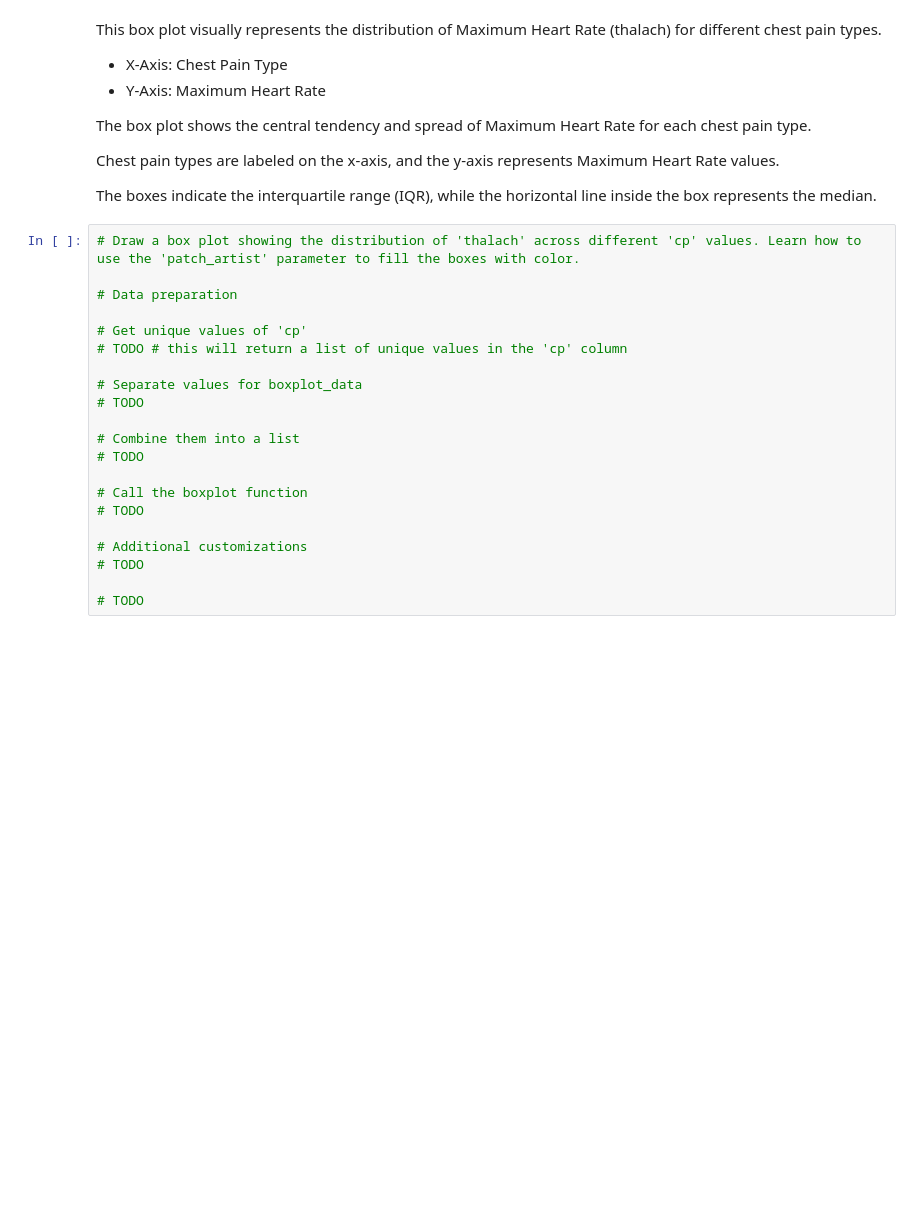
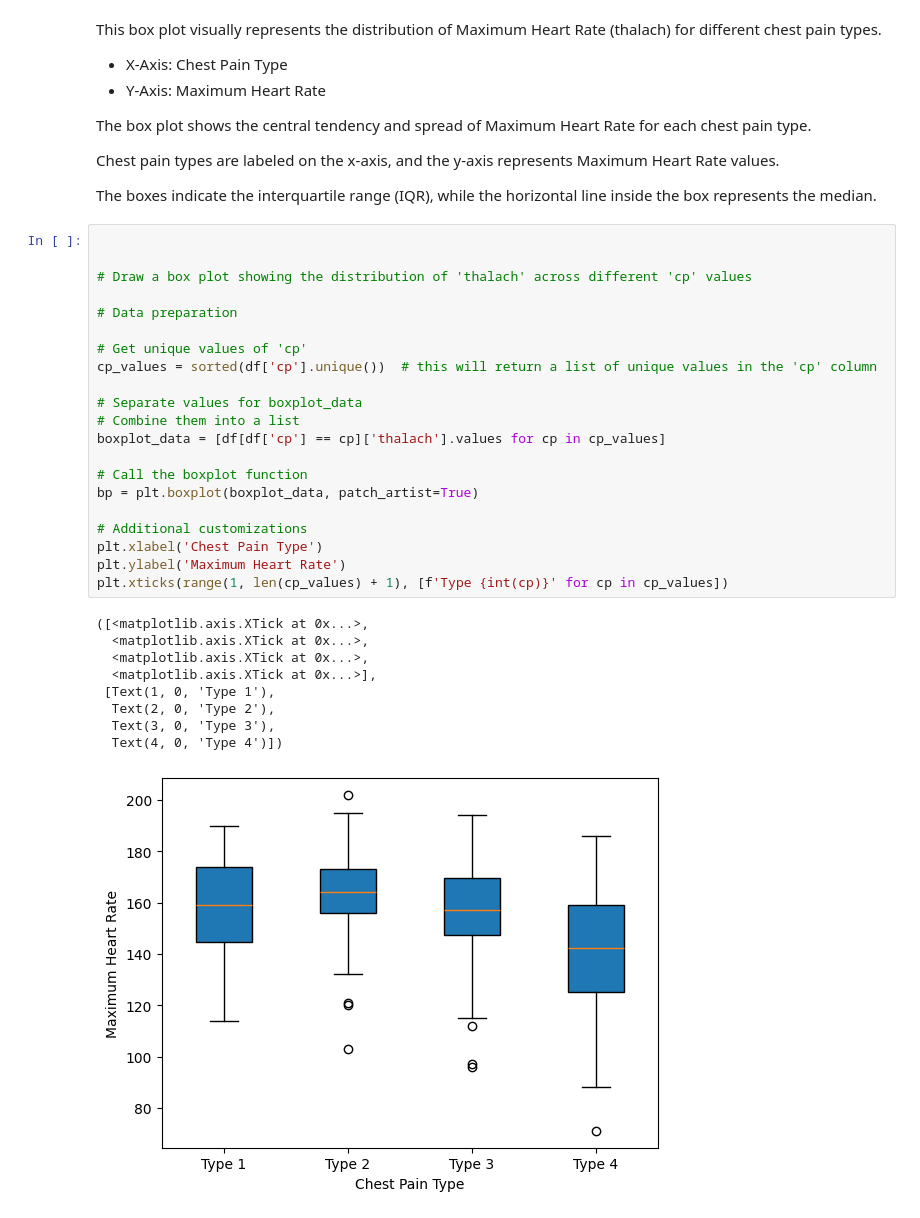
Before and after one commit to yassyass2/DR-ENb0, a Jupyter notebook: M3_A1_group5.ipynb, the cells around one changed output. Saved outputs shown, nothing was run; the diff lists cells and outputs as text; blank space fills up the shorter version.

```diff
--- a/M3_A1_group5.ipynb
+++ b/M3_A1_group5.ipynb
@@ -477,23 +497,33 @@ Chest pain types are labeled on the x-axis, and the y-axis represents Maximum He
 
 The boxes indicate the interquartile range (IQR), while the horizontal line inside the box represents the median.
 # %%
-# Draw a box plot showing the distribution of 'thalach' across different 'cp' values. Learn how to use the 'patch_artist' parameter to fill the boxes with color.
+
+
+# Draw a box plot showing the distribution of 'thalach' across different 'cp' values
 
 # Data preparation
 
 # Get unique values of 'cp'
-# TODO # this will return a list of unique values in the 'cp' column
+cp_values = sorted(df['cp'].unique())  # this will return a list of unique values in the 'cp' column
 
 # Separate values for boxplot_data
-# TODO
-
 # Combine them into a list
-# TODO
+boxplot_data = [df[df['cp'] == cp]['thalach'].values for cp in cp_values]
 
 # Call the boxplot function
-# TODO
+bp = plt.boxplot(boxplot_data, patch_artist=True)
 
 # Additional customizations
-# TODO
-
-# TODO
+plt.xlabel('Chest Pain Type')
+plt.ylabel('Maximum Heart Rate')
+plt.xticks(range(1, len(cp_values) + 1), [f'Type {int(cp)}' for cp in cp_values])
+# %% [output]
+([<matplotlib.axis.XTick at 0x...>,
+  <matplotlib.axis.XTick at 0x...>,
+  <matplotlib.axis.XTick at 0x...>,
+  <matplotlib.axis.XTick at 0x...>],
+ [Text(1, 0, 'Type 1'),
+  Text(2, 0, 'Type 2'),
+  Text(3, 0, 'Type 3'),
+  Text(4, 0, 'Type 4')])
+[figure, added]
```
Also changed, not shown: parts of 2 cells of this notebook.
